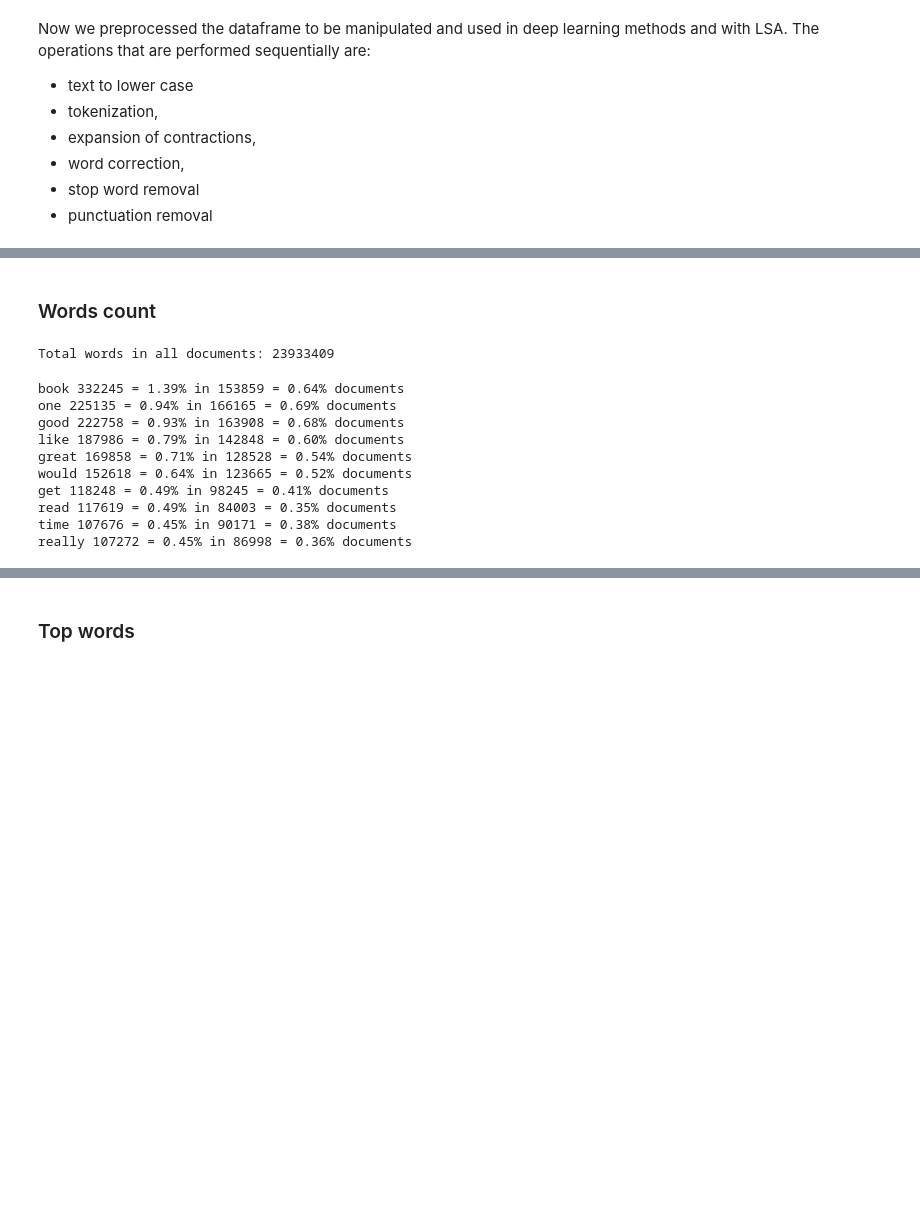
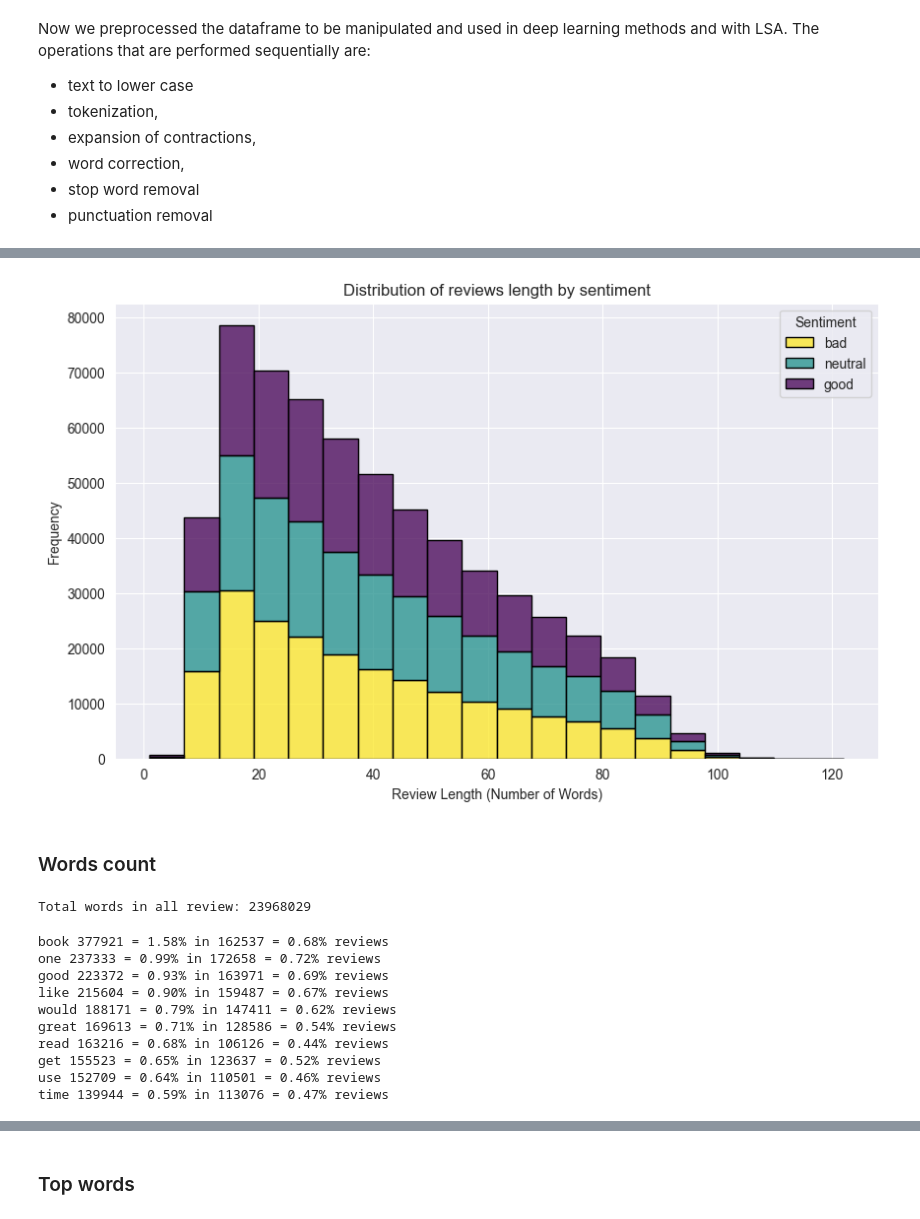
Before and after one commit to Lorenzo-Gardini/TextMining, a Jupyter notebook: project_notebook.ipynb, the cells around one changed output, grey strips where cells are left out. Saved outputs shown, nothing was run; the diff lists cells and outputs as text; code cells hidden in the pictures; blank space fills up the shorter version.

```diff
--- a/project_notebook.ipynb
+++ b/project_notebook.ipynb
@@ -814,3 +978,23 @@ file saved
+# %%
+dataset['review_length'] = dataset['text'].astype(str).apply(lambda x: len(x.split()))
+
+plt.figure(figsize=(10, 6))
+sns.histplot(data=dataset,
+             x='review_length',
+             bins=20,
+             hue='sentiment',
+             multiple='stack',
+             palette='viridis',
+             edgecolor='black')
+
+plt.xlabel('Review Length (Number of Words)')
+plt.ylabel('Frequency')
+plt.title('Distribution of reviews length by sentiment')
+plt.legend(title='Sentiment', labels=ENCODING_TO_CLASS.values())
+plt.show()
+dataset.drop(columns='review_length', inplace=True)
+# %% [output]
+[figure, added]
 # %% [markdown]
 ### Words count
 # %%
@@ -828,24 +1011,25 @@ words_frequency = word_counts.most_common()
 total_words = sum(dict(words_frequency).values())
 words_frequency_percentage = {word: frequency / total_words * 100
                               for word, frequency in dict(words_frequency).items()}
-words_in_documents = document_presence.most_common()
-words_in_document_percentage = {word: frequency / total_words * 100
-                                for word, frequency in dict(words_in_documents).items()}
-print(f'Total words in all documents: {total_words}')
+words_in_reviews = review_presence.most_common()
+words_in_reviews_percentage = {word: frequency / total_words * 100
+                               for word, frequency in dict(words_in_reviews).items()}
+print(f'Total words in all review: {total_words}')
 # %% [output]
-Total words in all documents: 23933409
+Total words in all review: 23968029
 # %%
 for word, frequency in words_frequency[:10]:
-    print(f'{word} {frequency} = {words_frequency_percentage[word]:.2f}% in {dict(words_in_documents)[word]} = {words_in_document_percentage[word]:.2f}% documents')
+    print(
+        f'{word} {frequency} = {words_frequency_percentage[word]:.2f}% in {dict(words_in_reviews)[word]} = {words_in_reviews_percentage[word]:.2f}% reviews')
 # %% [output]
-book 332245 = 1.39% in 153859 = 0.64% documents
-one 225135 = 0.94% in 166165 = 0.69% documents
-good 222758 = 0.93% in 163908 = 0.68% documents
-like 187986 = 0.79% in 142848 = 0.60% documents
-great 169858 = 0.71% in 128528 = 0.54% documents
-would 152618 = 0.64% in 123665 = 0.52% documents
-get 118248 = 0.49% in 98245 = 0.41% documents
-read 117619 = 0.49% in 84003 = 0.35% documents
-time 107676 = 0.45% in 90171 = 0.38% documents
-really 107272 = 0.45% in 86998 = 0.36% documents
+book 377921 = 1.58% in 162537 = 0.68% reviews
+one 237333 = 0.99% in 172658 = 0.72% reviews
+good 223372 = 0.93% in 163971 = 0.69% reviews
+like 215604 = 0.90% in 159487 = 0.67% reviews
+would 188171 = 0.79% in 147411 = 0.62% reviews
+great 169613 = 0.71% in 128586 = 0.54% reviews
+read 163216 = 0.68% in 106126 = 0.44% reviews
+get 155523 = 0.65% in 123637 = 0.52% reviews
+use 152709 = 0.64% in 110501 = 0.46% reviews
+time 139944 = 0.59% in 113076 = 0.47% reviews
 # %%
```
Also changed, not shown: parts of 187 cells of this notebook, 1 other file.
